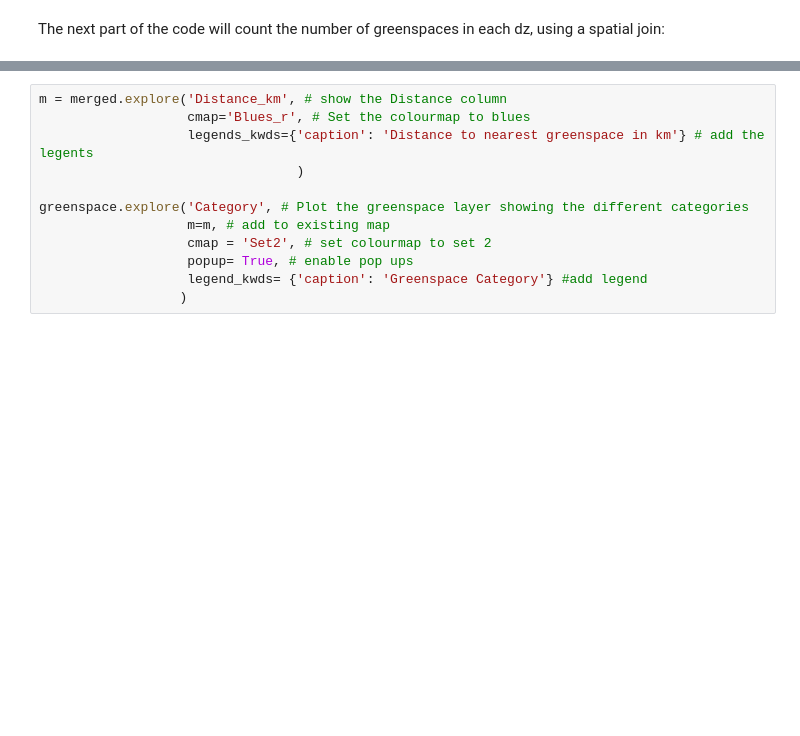
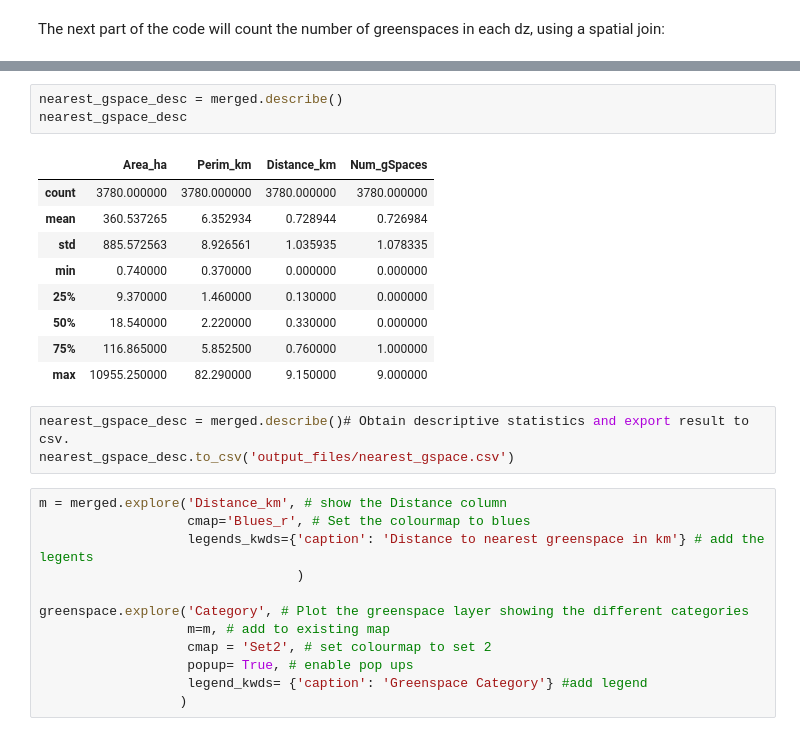
Before and after one commit to Beebop212/Greenspace_project722, a Jupyter notebook: greenspace_project_notebook.ipynb, the cells around one changed output, grey strips where cells are left out. Saved outputs shown, nothing was run; the diff lists cells and outputs as text; blank space fills up the shorter version.

```diff
--- a/greenspace_project_notebook.ipynb
+++ b/greenspace_project_notebook.ipynb
@@ -552,6 +553,22 @@ merged # show the result
 | 3778 | N20003779 | Ards_Peninsula_N5 | N21000850 | Ards_Peninsula_N | N10001101 | Ards Peninsula | N09000011 | Ards and North Down | 13.15 | ... |
 | 3779 | N20003780 | Ards_Peninsula_L4 | N21000849 | Ards_Peninsula_L | N10001101 | Ards Peninsula | N09000011 | Ards and North Down | 1722.81 | ... |
 3780 rows × 14 columns
+# %%
+nearest_gspace_desc = merged.describe()
+nearest_gspace_desc
+# %% [output]
+|  | Area_ha | Perim_km | Distance_km | Num_gSpaces |
+| count | 3780.000000 | 3780.000000 | 3780.000000 | 3780.000000 |
+| mean | 360.537265 | 6.352934 | 0.728944 | 0.726984 |
+| std | 885.572563 | 8.926561 | 1.035935 | 1.078335 |
+| min | 0.740000 | 0.370000 | 0.000000 | 0.000000 |
+| 25% | 9.370000 | 1.460000 | 0.130000 | 0.000000 |
+| 50% | 18.540000 | 2.220000 | 0.330000 | 0.000000 |
+| 75% | 116.865000 | 5.852500 | 0.760000 | 1.000000 |
+| max | 10955.250000 | 82.290000 | 9.150000 | 9.000000 |
+# %%
+nearest_gspace_desc = merged.describe()# Obtain descriptive statistics and export result to csv.
+nearest_gspace_desc.to_csv('output_files/nearest_gspace.csv')
 # %%
 m = merged.explore('Distance_km', # show the Distance column
                    cmap='Blues_r', # Set the colourmap to blues
```
Also changed, not shown: parts of 4 cells of this notebook.
